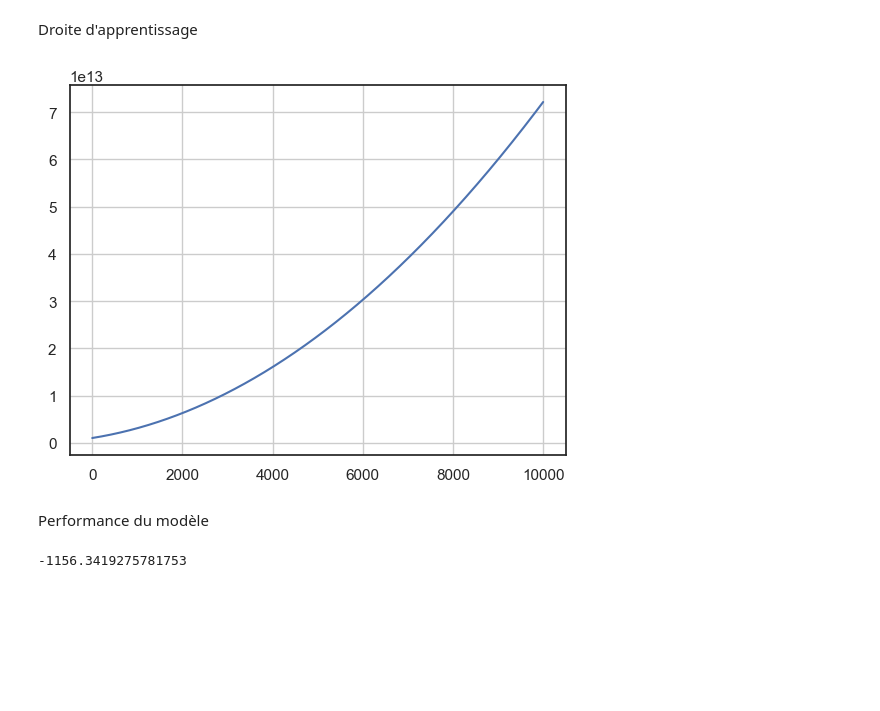
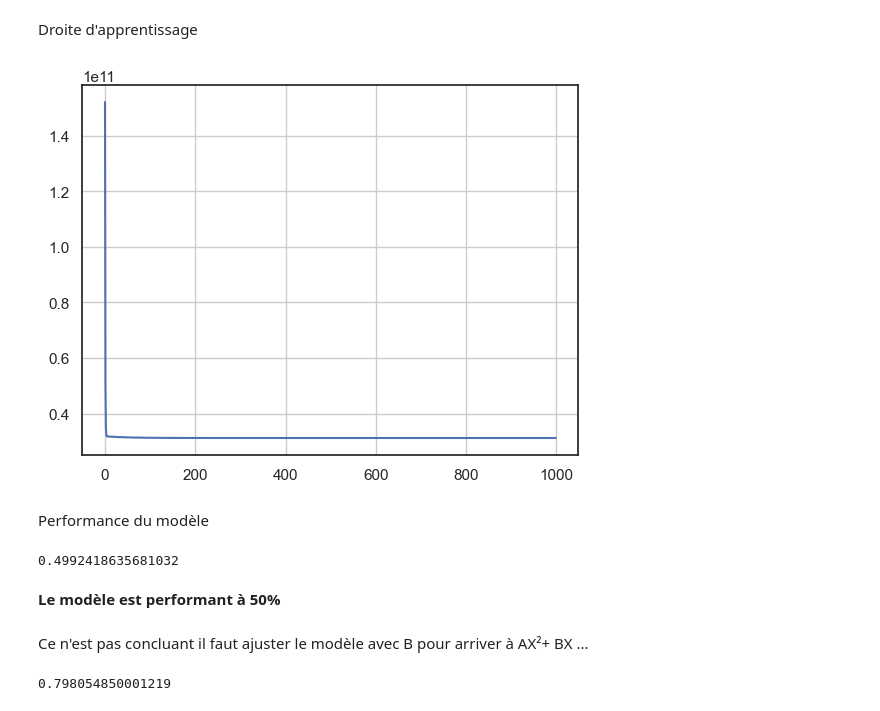
Before and after one commit to BatataNatna/Merad-Khedoudja-Rym-Projet-House-Pricing-MLA, a Jupyter notebook: House_prediction.ipynb, the cells around one changed output. Drawn from its saved outputs; the diff is of its cells as text; code cells hidden in the pictures; blank space fills up the shorter version.

```diff
--- a/House_prediction.ipynb
+++ b/House_prediction.ipynb
@@ -133,5 +136,5 @@ def model(X,theta):
 #### Definir le cout
 # %%
 def cost_function(X,y,theta):
-  m =len(y)
-  return 1/(2*m) * np.sum((model(X,theta) - y)**2)
+    m= len(y)
+    return (1/(2*m)) * np.sum((model(X,theta)-y)**2)
@@ -138,13 +143,17 @@ def cost_function(X,y,theta):
+# %%
+def grad(X,y,theta):
+    m=len(y)
+    return 1/m * X.T.dot(model(X,theta) - y)
 # %% [markdown]
 #### Definir la methode du gradient
 **alpha**: Learning rate
 # %%
-def gradient_descent(X,y,theta, alpha,n_iterations):
-  cost_history = np.zeros(n_iterations)
-  for i in range(0,n_iterations):
-    theta = theta - alpha
-    cost_history[i] = cost_function(X,y,theta)
-  return theta,cost_history
+def gradient_descent(X,y,theta,alpha,n_iterations):
+    cost_history= np.zeros(n_iterations)
+    for i in range(n_iterations):
+        theta = theta- alpha*grad(X,y,theta)
+        cost_history[i] = cost_function(X,y,theta)
+    return theta,cost_history
 # %% [markdown]
 #### L'indice de performance
 # %%
@@ -170,13 +174,29 @@ ax=fig.add_subplot(111,projection='3d')
+# %%
+n_iterations=1000
+learning_rate=0.0000000001
+
+theta_final, cost_history= gradient_descent(X,y,theta,learning_rate,n_iterations)
 # %% [markdown]
 Droite d'apprentissage
 # %%
+cost_function(X,y,theta)
 plt.plot(range(n_iterations),cost_history)
 plt.grid()
 # %% [output]
-[figure, old version]
+[figure, new version]
 # %% [markdown]
 Performance du modèle
 # %%
 coef_determination(y,predictions)
 # %% [output]
--1156.3419275781753
+0.4992418635681032
+# %% [markdown]
+**Le modèle est performant à 50%**
+# %% [markdown]
+Ce n'est pas concluant il faut ajuster le modèle avec B pour arriver à AX²+ BX ...
+# %%
+b = np.linalg.inv(X.T.dot(X)).dot(X.T).dot(y)
+predictions=model(X,b)
+print(coef_determination(y,predictions))
+# %% [output]
+0.798054850001219
```
Also changed, not shown: parts of 16 cells of this notebook.
